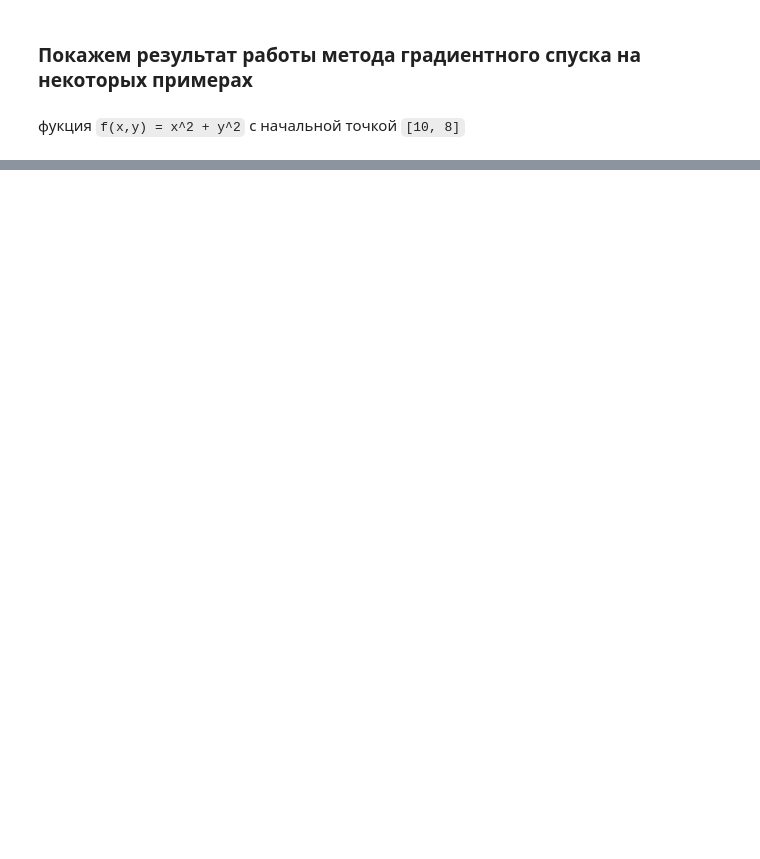
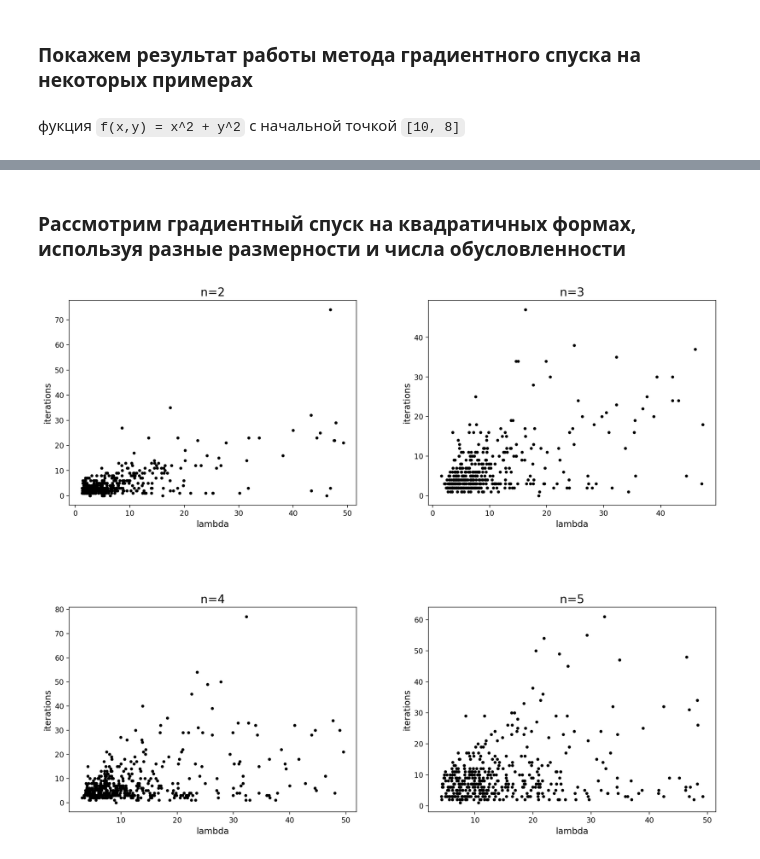
Before and after one commit to aprox13/opt-methods, a Jupyter notebook: report/lab_report.ipynb, the cells around one changed output, grey strips where cells are left out. Cells and saved outputs as stored; diff of their text form; code cells hidden in the pictures; blank space fills up the shorter version.

Commit message:
Add quadratic form to report

```diff
--- a/report/lab_report.ipynb
+++ b/report/lab_report.ipynb
@@ -206,0 +214,55 @@ for s in SUPPLIERS:
+# %% [markdown]
+### Рассмотрим градиентный спуск на квадратичных формах, используя разные размерности и числа обусловленности
+# %%
+
+def get_point(matrix: np.ndarray, b: np.ndarray, c: float, x: np.ndarray) -> int:
+    f = QuadraticFunction(matrix, b, c)
+
+    _, iterations = GradDescent().search_with_iterations(f,
+                                                         x,
+                                                         step_strategy=DividePrevStrategy(f),
+                                                         stop_criterion="func_margin",
+                                                         eps=1e-3)
+    return iterations
+
+
+def gen_positive_matrix(n: int) -> np.ndarray:
+    while True:
+        matrix = np.random.random((n, n))
+        if np.all(np.linalg.eigvals(matrix) > 0):
+            return matrix
+
+
+def draw_test_grad_util(n: int, points: List[Tuple[float, int]], ax):
+    xs, ys = zip(*points)
+    ax.scatter(xs, ys, s=10, c="black", edgecolors="black")
+
+    ax.set_title(f'n={n}', fontsize=16)
+    ax.set_xlabel("lambda", fontsize=12)
+    ax.set_ylabel("iterations", fontsize=12)
+
+
+def draw_one_test_grad(n: int, max_l=50, iterations=500):
+    def _draw(ax):
+        points = list()
+        for i in range(1, iterations):
+            matrix = gen_positive_matrix(n)
+            b = np.random.random(n) - 0.5
+            x = np.random.random(n)
+            lambdas = np.abs(np.linalg.eigvals(matrix))
+            l = max(lambdas) / min(lambdas)
+            if l <= max_l:
+                iters = get_point(matrix, b, 0.5, x)
+                points.append((l, iters))
+        points.sort(key=lambda pair: pair[0])
+        draw_test_grad_util(n, points, ax)
+    return _draw
+
+
+def draw_test_grad():
+    data = [draw_one_test_grad(n) for n in range(2, 6)]
+    draw_grid(data, ncols=2)
+
+draw_test_grad()
+# %% [output]
+[figure, added]
```
Also changed, not shown: parts of 3 cells of this notebook, 3 other files.
